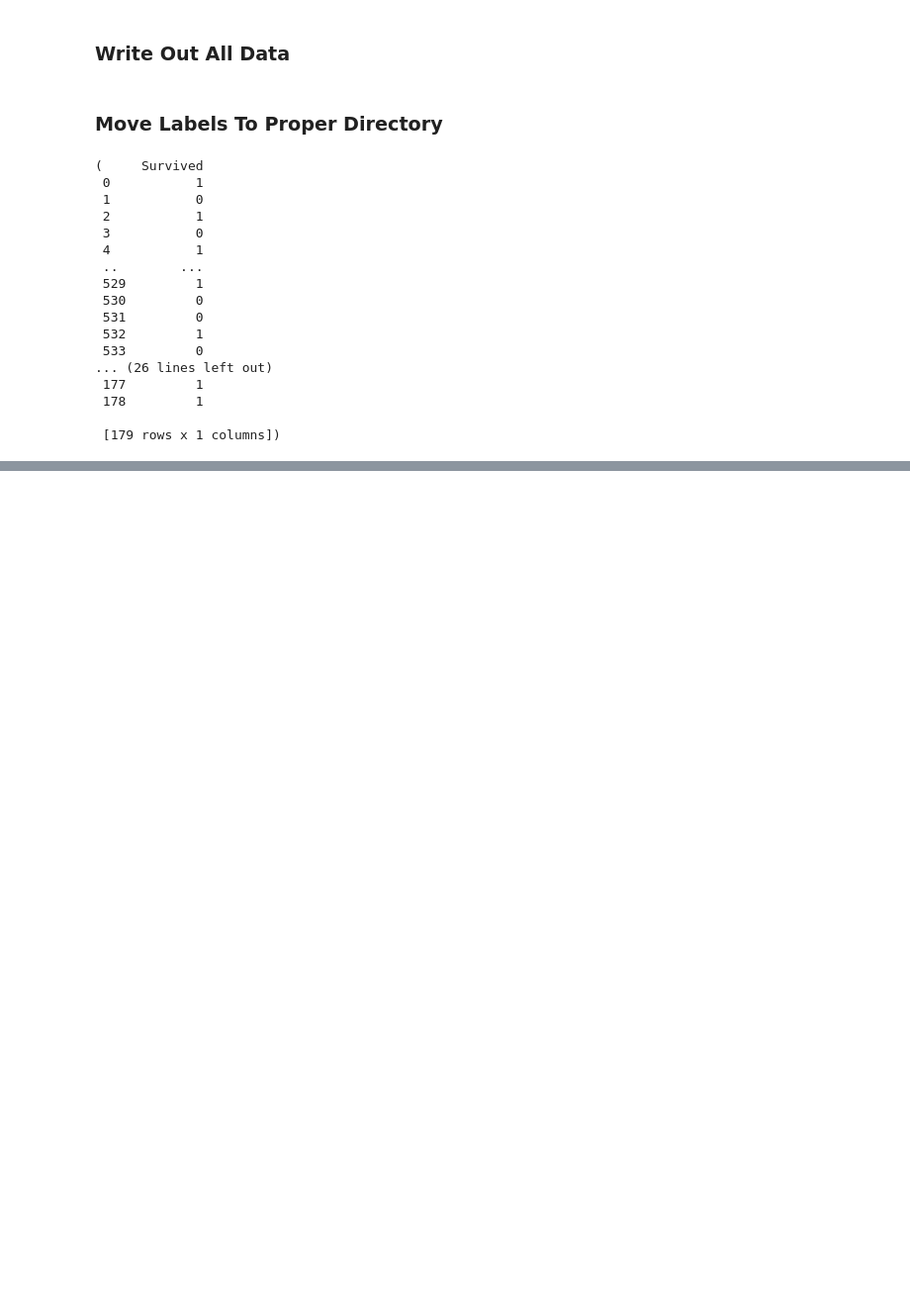
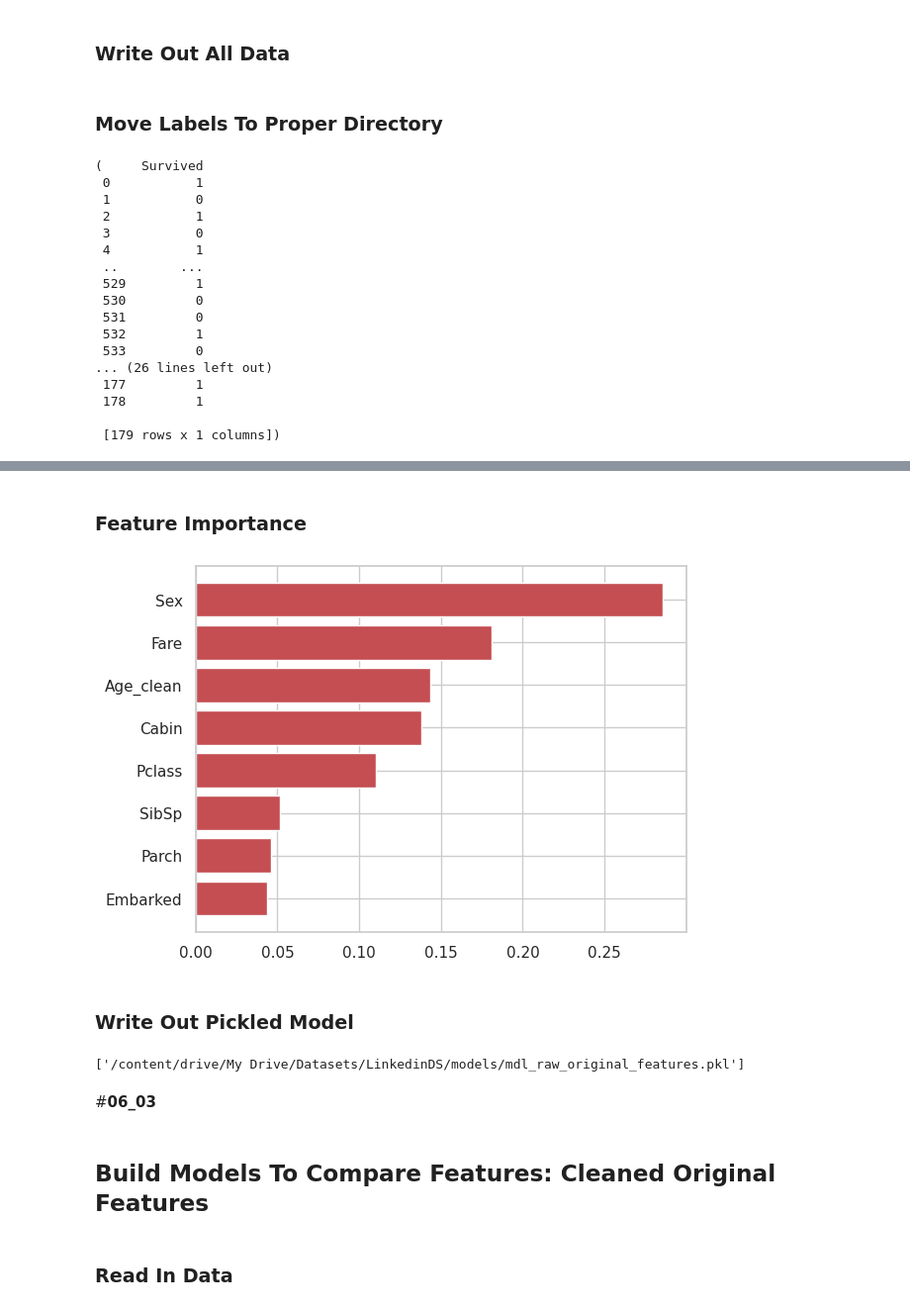
Before and after one commit to ArifAygun/Applied-Machine-Learning-Feature-Engineering, a Jupyter notebook: AA_AML_Feature_Engineering.ipynb, the cells around one changed output, grey strips where cells are left out. Shown at 99% size. Cells and saved outputs as stored; diff of their text form; code cells hidden in the pictures; blank space fills up the shorter version.

```diff
--- a/AA_AML_Feature_Engineering.ipynb
+++ b/AA_AML_Feature_Engineering.ipynb
@@ -1514,0 +1563,12 @@ titanic_test_labels.to_csv('/content/drive/My Drive/Datasets/LinkedinDS/final_da
+# %%
+# Conduct search for best params while running cross-validation (GridSearchCV)
+rf = RandomForestClassifier()
+parameters = {
+    'n_estimators': [2**i for i in range(3,10)],
+    'max_depth': [2,4,8,16,32,None]
+}
+
+cv = GridSearchCV(rf, parameters, cv=5)
+cv.fit(train_features, train_labels.values.ravel())
+
+print_results(cv)
@@ -1514,0 +1593,24 @@ titanic_test_labels.to_csv('/content/drive/My Drive/Datasets/LinkedinDS/final_da
+# %% [markdown]
+### Feature Importance
+# %%
+# Generate feature importance plot
+feat_imp = cv.best_estimator_.feature_importances_
+indices = np.argsort(feat_imp)
+plt.yticks(range(len(indices)), [train_features.columns[i] for i in indices])
+plt.barh(range(len(indices)), feat_imp[indices], color='r', align='center')
+plt.show()
+# %% [output]
+[figure, added]
+# %% [markdown]
+### Write Out Pickled Model
+# %%
+# Write out the model fit on the whole training set
+joblib.dump(cv.best_estimator_, '/content/drive/My Drive/Datasets/LinkedinDS/models/mdl_raw_original_features.pkl')
+# %% [output]
+['/content/drive/My Drive/Datasets/LinkedinDS/models/mdl_raw_original_features.pkl']
+# %% [markdown]
+#**06_03**
+# %% [markdown]
+## Build Models To Compare Features: Cleaned Original Features
+# %% [markdown]
+### Read In Data
```
Also changed, not shown: parts of 53 cells of this notebook.
